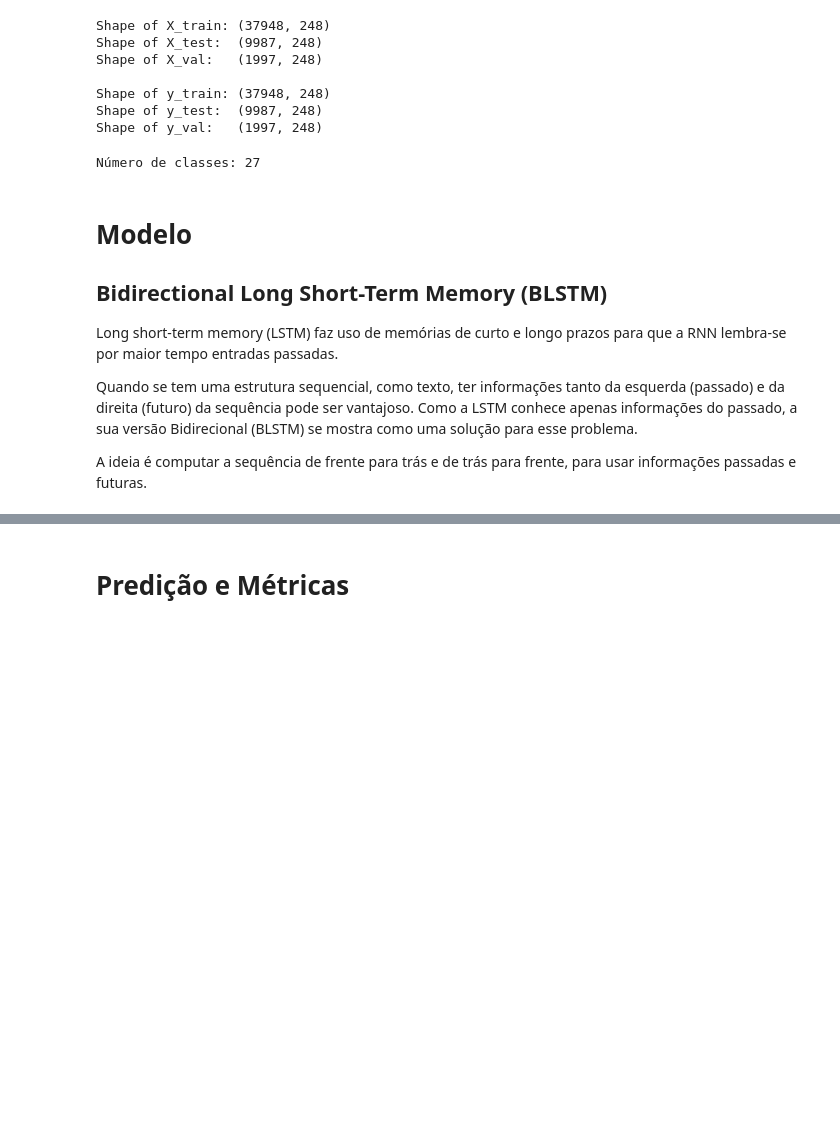
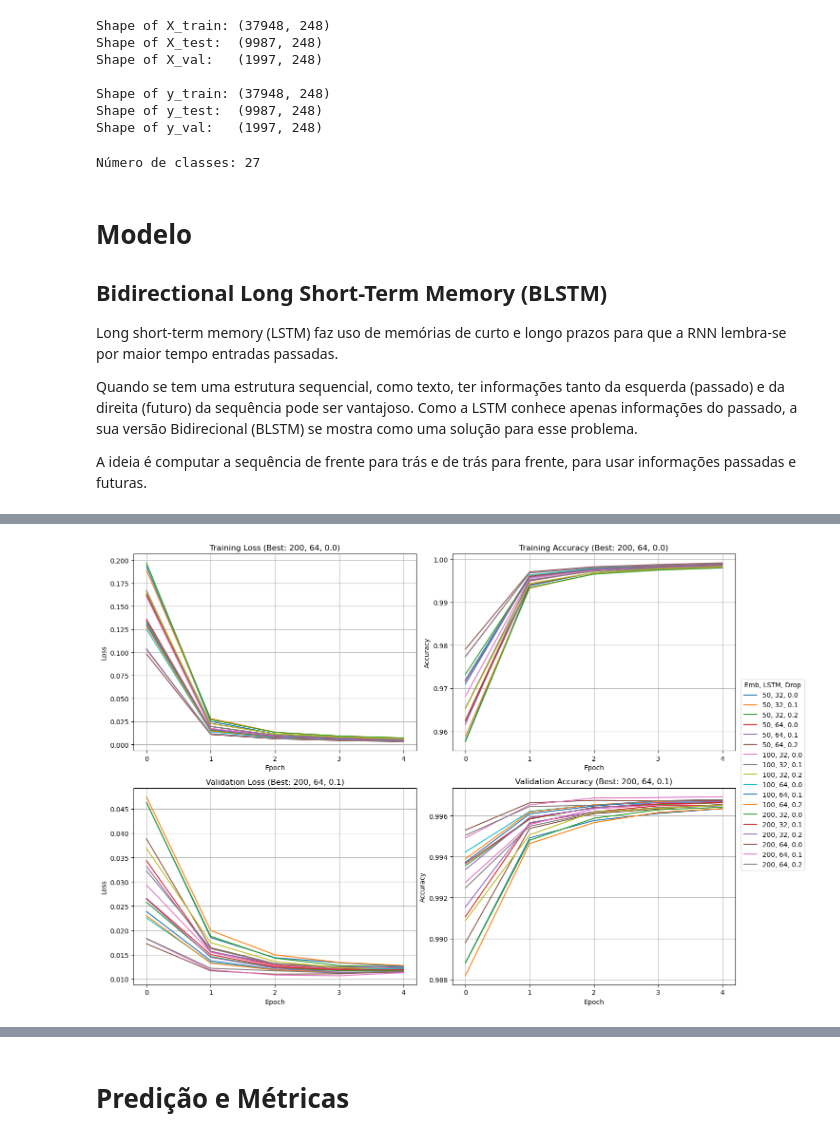
Before and after one commit to vasilva/NLP_POST, a Jupyter notebook: NLP_TP2.ipynb, the cells around one changed output, grey strips where cells are left out. Drawn from its saved outputs; the diff is of its cells as text; code cells hidden in the pictures; blank space fills up the shorter version.

```diff
--- a/NLP_TP2.ipynb
+++ b/NLP_TP2.ipynb
@@ -317,0 +351,80 @@ plt.legend()
+# %%
+fig, axes = plt.subplots(2, 2, figsize=(15, 10))
+
+# Plot training loss
+for i in range(len(acc_loss_df)):
+    axes[0, 0].plot(
+        acc_loss_df.iloc[i]["Loss"],
+        label=f"{acc_loss_df.iloc[i]['Embedding Dim']}, {acc_loss_df.iloc[i]['LSTM Units']}, {acc_loss_df.iloc[i]['Dropout']}",
+    )
+best_train_loss = acc_loss_df.loc[acc_loss_df["Loss"].apply(lambda x: x[-1]).idxmin()]
+axes[0, 0].set_title(
+    f"Training Loss (Best: {best_train_loss['Embedding Dim']}, {best_train_loss['LSTM Units']}, {best_train_loss['Dropout']})"
+)
+axes[0, 0].set_xlabel("Epoch")
+axes[0, 0].set_xticks(range(5))
+axes[0, 0].set_ylabel("Loss")
+axes[0, 0].grid()
+
+# Plot training accuracy
+for i in range(len(acc_loss_df)):
+    axes[0, 1].plot(
+        acc_loss_df.iloc[i]["Accuracy"],
+        label=f"{acc_loss_df.iloc[i]['Embedding Dim']}, {acc_loss_df.iloc[i]['LSTM Units']}, {acc_loss_df.iloc[i]['Dropout']}",
+    )
+best_train_acc = acc_loss_df.loc[
+    acc_loss_df["Accuracy"].apply(lambda x: x[-1]).idxmax()
+]
+axes[0, 1].set_title(
+    f"Training Accuracy (Best: {best_train_acc['Embedding Dim']}, {best_train_acc['LSTM Units']}, {best_train_acc['Dropout']})"
+)
+axes[0, 1].set_xlabel("Epoch")
+axes[0, 1].set_xticks(range(5))
+axes[0, 1].set_ylabel("Accuracy")
+axes[0, 1].grid()
+
+# Plot validation loss
+for i in range(len(acc_loss_df)):
+    axes[1, 0].plot(
+        acc_loss_df.iloc[i]["Val Loss"],
+        label=f"{acc_loss_df.iloc[i]['Embedding Dim']}, {acc_loss_df.iloc[i]['LSTM Units']}, {acc_loss_df.iloc[i]['Dropout']}",
+    )
+best_val_loss = acc_loss_df.loc[acc_loss_df["Val Loss"].apply(lambda x: x[-1]).idxmin()]
+axes[1, 0].set_title(
+    f"Validation Loss (Best: {best_val_loss['Embedding Dim']}, {best_val_loss['LSTM Units']}, {best_val_loss['Dropout']})"
+)
+axes[1, 0].set_xlabel("Epoch")
+axes[1, 0].set_xticks(range(5))
+axes[1, 0].set_ylabel("Loss")
+axes[1, 0].grid()
+
+# Plot validation accuracy
+for i in range(len(acc_loss_df)):
+    axes[1, 1].plot(
+        acc_loss_df.iloc[i]["Val Accuracy"],
+        label=f"{acc_loss_df.iloc[i]['Embedding Dim']}, {acc_loss_df.iloc[i]['LSTM Units']}, {acc_loss_df.iloc[i]['Dropout']}",
+    )
+best_val_acc = acc_loss_df.loc[
+    acc_loss_df["Val Accuracy"].apply(lambda x: x[-1]).idxmax()
+]
+axes[1, 1].set_title(
+    f"Validation Accuracy (Best: {best_val_acc['Embedding Dim']}, {best_val_acc['LSTM Units']}, {best_val_acc['Dropout']})"
+)
+axes[1, 1].set_xlabel("Epoch")
+axes[1, 1].set_xticks(range(5))
+axes[1, 1].set_ylabel("Accuracy")
+axes[1, 1].grid()
+
+handles, labels = axes[0, 0].get_legend_handles_labels()
+unique_labels = dict(zip(labels, handles))
+plt.figlegend(
+    unique_labels.values(),
+    unique_labels.keys(),
+    loc="center right",
+    title="Emb, LSTM, Drop",
+)
+plt.tight_layout()
+plt.subplots_adjust(right=0.9)
+plt.show()
+# %% [output]
+[figure, added]
```
Also changed, not shown: parts of 23 cells of this notebook, 1 other file.
